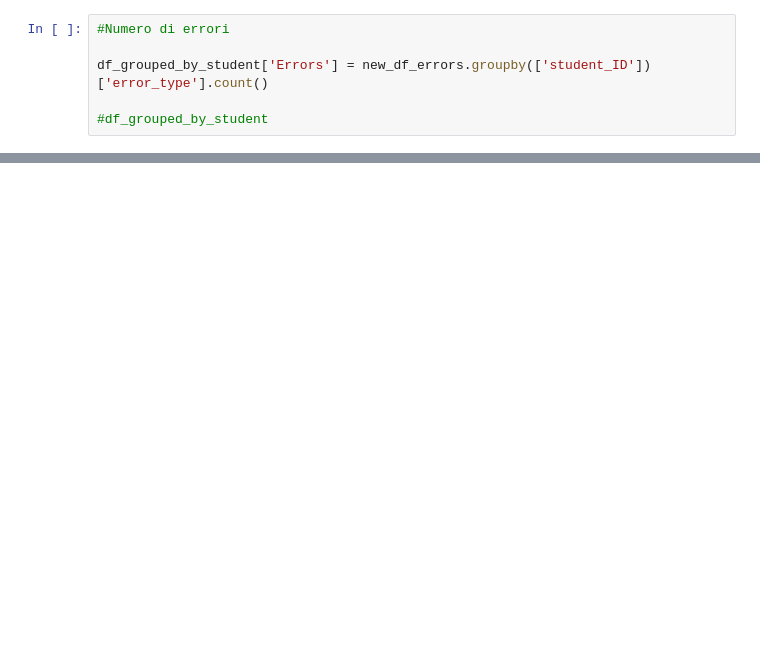
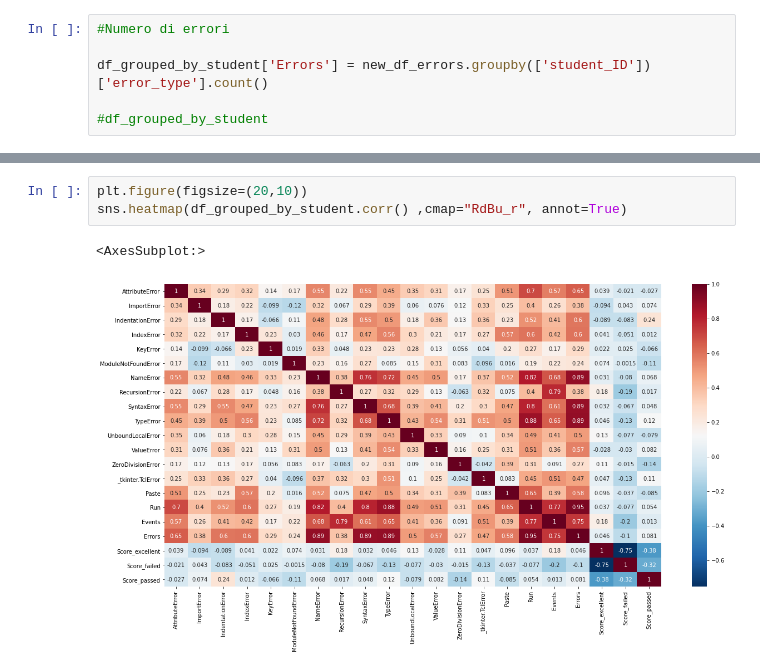
Before and after one commit to alefreda/thonny-log-analysis, a Jupyter notebook: Thonny_log_analysis.ipynb, the cells around one changed output, grey strips where cells are left out. Drawn from its saved outputs; the diff is of its cells as text; blank space fills up the shorter version.

```diff
--- a/Thonny_log_analysis.ipynb
+++ b/Thonny_log_analysis.ipynb
@@ -989,0 +1067,6 @@ StandardScaler()
+# %%
+plt.figure(figsize=(20,10))
+sns.heatmap(df_grouped_by_student.corr() ,cmap="RdBu_r", annot=True)
+# %% [output]
+<AxesSubplot:>
+[figure, added]
```
Also changed, not shown: parts of 12 cells of this notebook.
